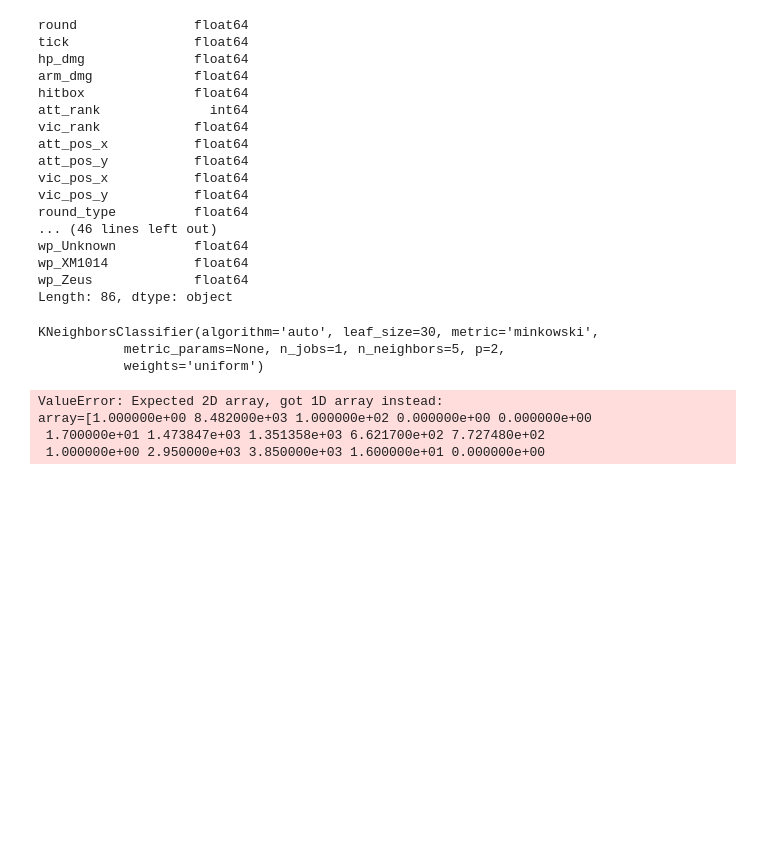
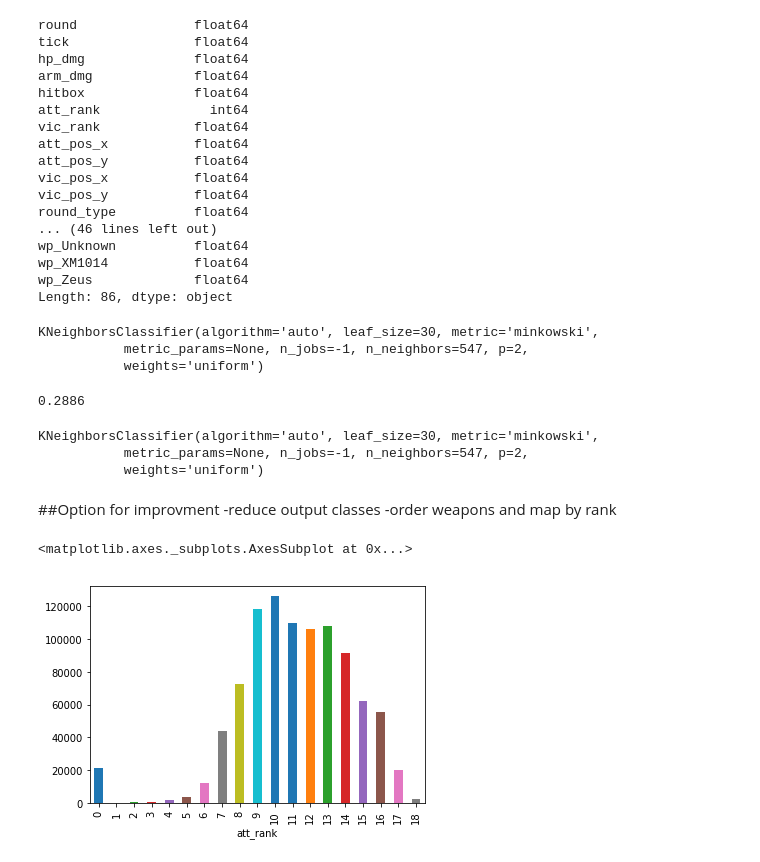
Before and after one commit to code-inflation/Data_Mining_M, a Jupyter notebook: Project/dataPreparation.ipynb, the cells around one changed output. Drawn from its saved outputs; the diff is of its cells as text; code cells hidden in the pictures; blank space fills up the shorter version.

```diff
--- a/Project/dataPreparation.ipynb
+++ b/Project/dataPreparation.ipynb
@@ -229,21 +247,47 @@ wp_XM1014           float64
 wp_Zeus             float64
 Length: 86, dtype: object
 # %%
-Y = one_hot_df['att_rank']
-X = one_hot_df.copy()
+Y = normalizedDF['att_rank']
+X = normalizedDF.copy()
 del X['att_rank']
 
-knn=neighbors.KNeighborsClassifier()
-knn.fit(X, Y)
+nEntries = 300000
+
+knn=neighbors.KNeighborsClassifier(n_jobs=-1,n_neighbors=int(math.sqrt(nEntries)))
+knn.fit(X.head(nEntries), Y.head(nEntries))
 # %% [output]
 KNeighborsClassifier(algorithm='auto', leaf_size=30, metric='minkowski',
-           metric_params=None, n_jobs=1, n_neighbors=5, p=2,
+           metric_params=None, n_jobs=-1, n_neighbors=547, p=2,
            weights='uniform')
-# %%
-
-knn.predict(X.iloc[0])
-# %% [output]
-ValueError: Expected 2D array, got 1D array instead:
-array=[1.000000e+00 8.482000e+03 1.000000e+02 0.000000e+00 0.000000e+00
- 1.700000e+01 1.473847e+03 1.351358e+03 6.621700e+02 7.727480e+02
- 1.000000e+00 2.950000e+03 3.850000e+03 1.600000e+01 0.000000e+00
+# %%
+prediction= knn.predict(X.iloc[nEntries:nEntries+10000])
+print accuracy_score(Y.iloc[nEntries:nEntries+10000],prediction)
+# %% [output]
+0.2886
+# %%
+newDF = normalizedDF[['hp_dmg', 'hitbox','att_rank','vic_rank','avg_match_rank']].copy()
+
+newY = newDF['att_rank']
+newX = newDF.copy()
+del newX['att_rank']
+
+nEntries = 300000
+
+
+knn2=neighbors.KNeighborsClassifier(n_jobs=-1,n_neighbors=int(math.sqrt(nEntries)))
+knn2.fit(newX.head(nEntries), newY.head(nEntries))
+prediction= knn2.predict(newX.iloc[nEntries:nEntries+50000])
+print accuracy_score(newY.iloc[nEntries:nEntries+50000],prediction)
+# %% [output]
+KNeighborsClassifier(algorithm='auto', leaf_size=30, metric='minkowski',
+           metric_params=None, n_jobs=-1, n_neighbors=547, p=2,
+           weights='uniform')
+# %% [markdown]
+##Option for improvment
+-reduce output classes
+-order weapons and map by rank
+# %%
+df.groupby('att_rank')['wp'].count().plot(kind='bar')
+# %% [output]
+<matplotlib.axes._subplots.AxesSubplot at 0x...>
+[figure, added]
```
Also changed, not shown: parts of 9 cells of this notebook.
